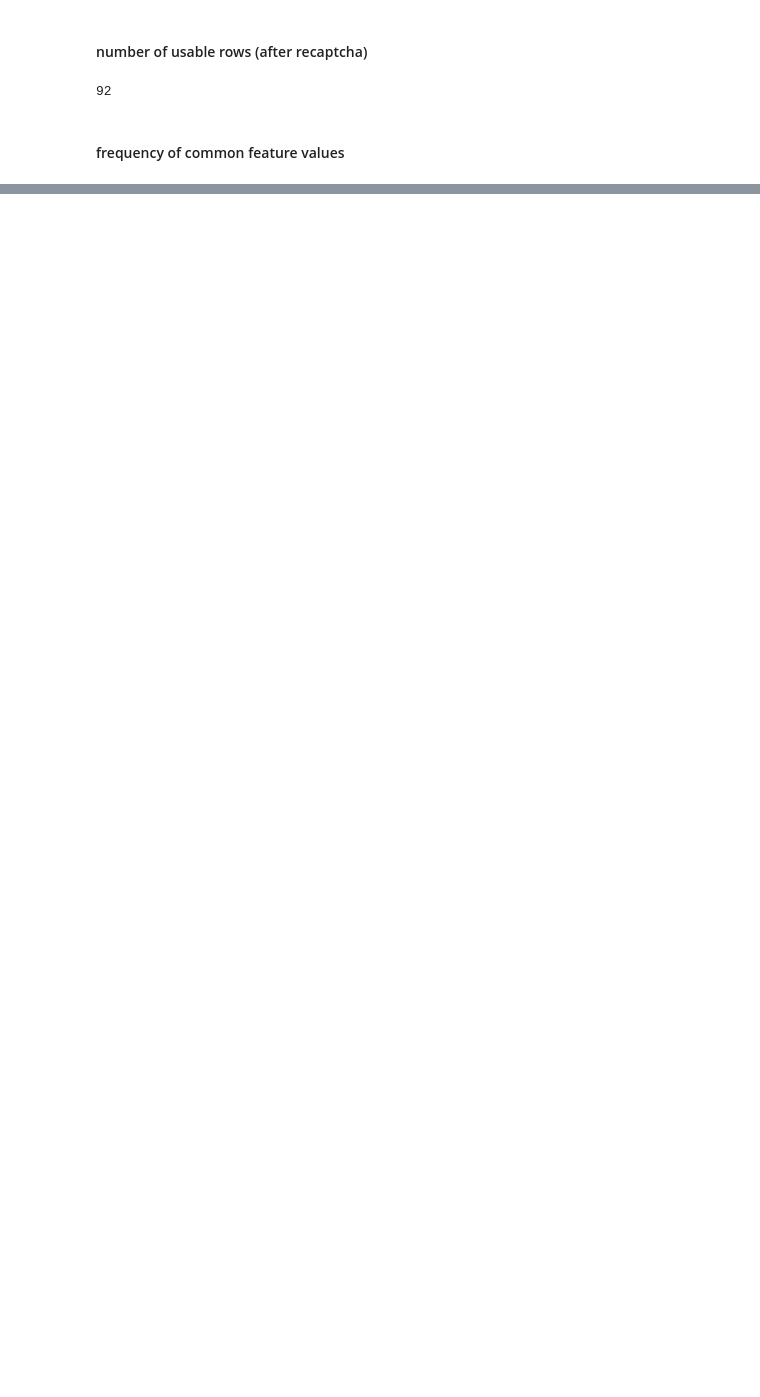
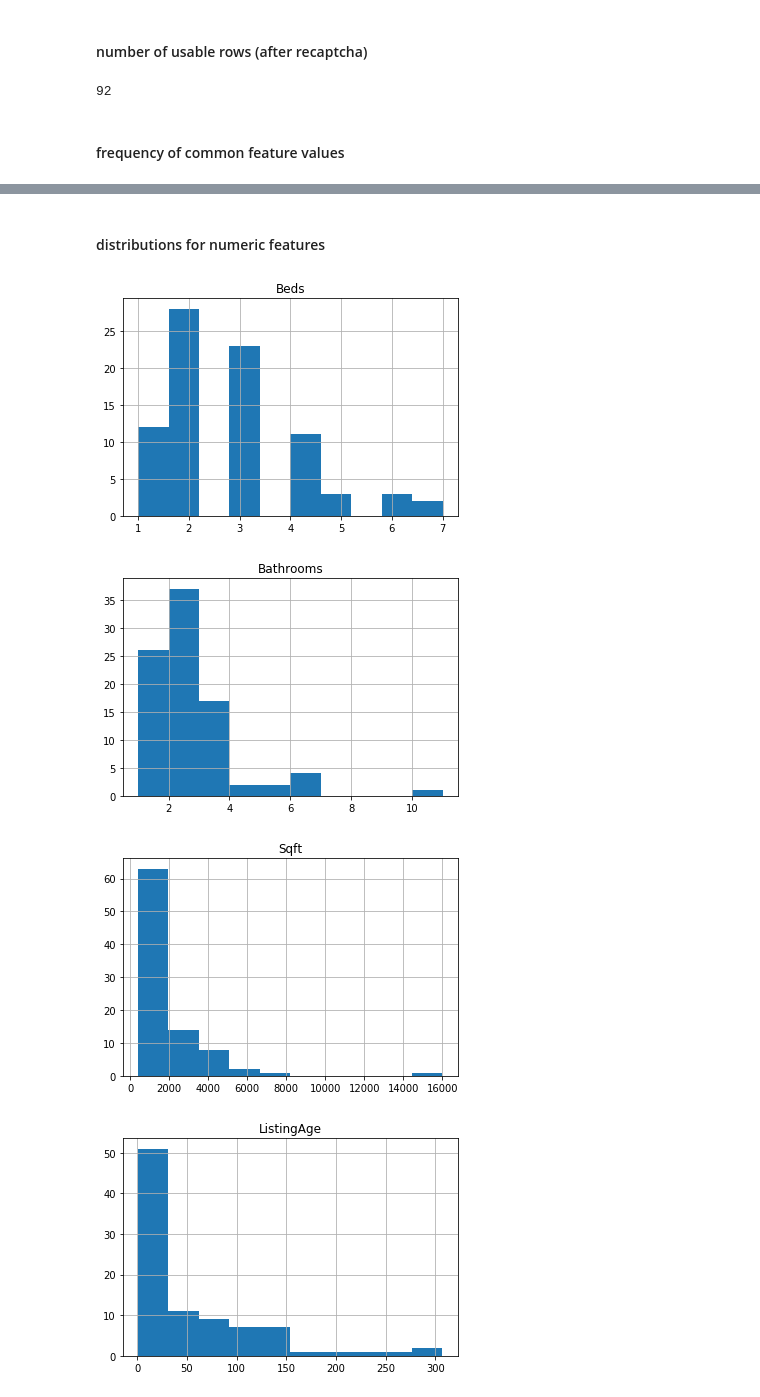
Before and after one commit to emagnusson88/zillow-scraper, a Jupyter notebook: SF Housing Scraper.ipynb, the cells around one changed output, grey strips where cells are left out. Saved outputs shown, nothing was run; the diff lists cells and outputs as text; code cells hidden in the pictures; blank space fills up the shorter version.

Commit message:
data cleaning & visualizations

```diff
--- a/SF Housing Scraper.ipynb
+++ b/SF Housing Scraper.ipynb
@@ -507,0 +505,11 @@ object
+# %%
+mask = df.applymap(lambda x: x is None)
+cols = df.columns[(mask).any()]
+for col in df[cols]:
+    df.loc[mask[col], col] = ''
+
+for col in df[['Beds', 'Bathrooms', 'Sqft', 'ListingAge', 'Views', 'Saves', 'Price', 'Zestimate']]:
+    df[col] = df[col].str.replace(',','')
+    df[col] = df[col].str.replace('$','')
+    df[col] = pd.to_numeric(df[col])
+    print(df[col].apply(type))
@@ -507,0 +574,12 @@ object
+# %% [markdown]
+#### distributions for numeric features
+# %%
+import matplotlib.pyplot as plt
+
+for col in df[['Beds', 'Bathrooms', 'Sqft', 'ListingAge', 'Views', 'Saves', 'Price', 'Zestimate']]:
+    df.hist(column=col)
+# %% [output]
+[figure, added]
+[figure, added]
+[figure, added]
+[figure, added]
```
Also changed, not shown: parts of 12 cells of this notebook.
